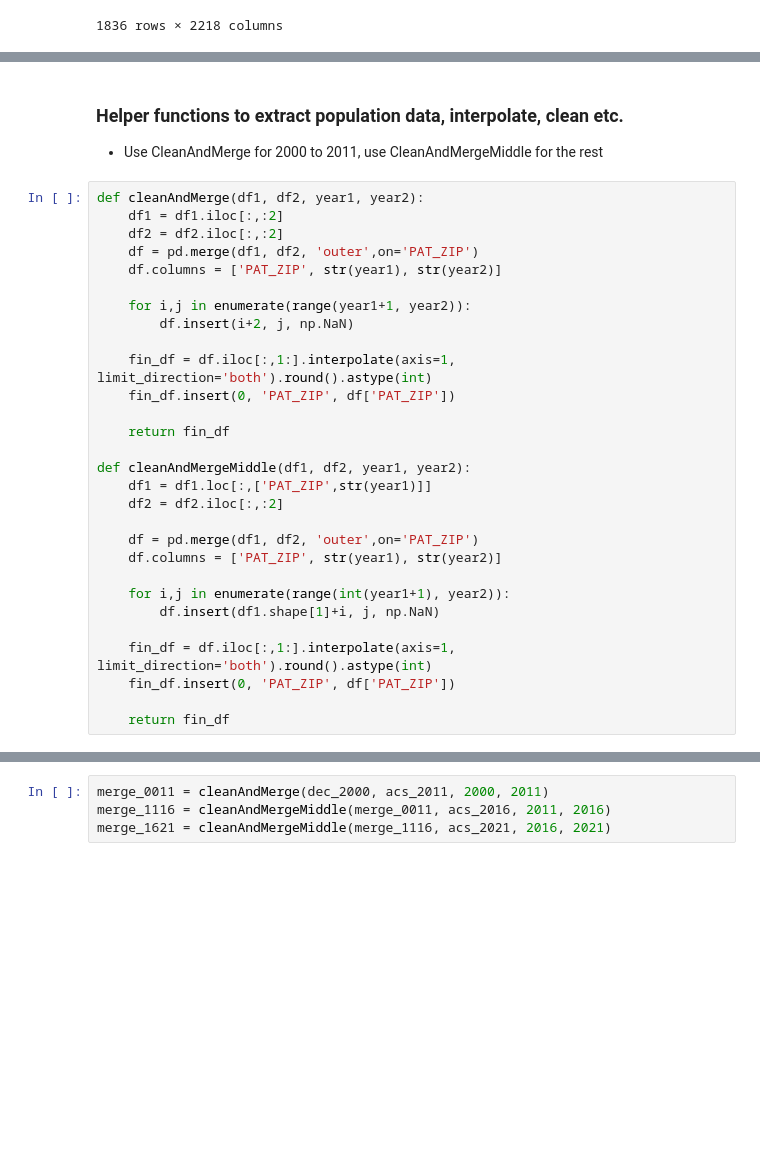
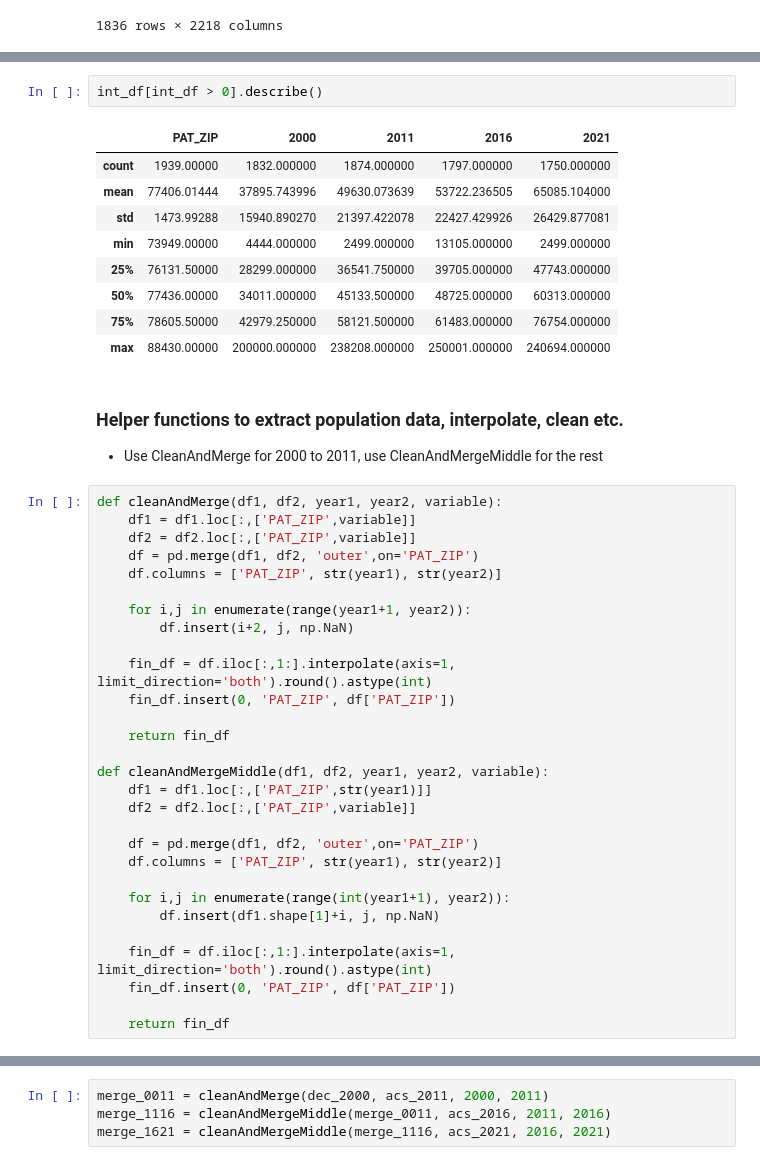
Before and after one commit to mi3nts/environmentalSocialHealth, a Jupyter notebook: census/censusInterpolation.ipynb, the cells around one changed output, grey strips where cells are left out. Drawn from its saved outputs; the diff is of its cells as text; blank space fills up the shorter version.

```diff
--- a/census/censusInterpolation.ipynb
+++ b/census/censusInterpolation.ipynb
@@ -60,11 +74,23 @@ int_df
 1939 rows × 5 columns
+# %%
+int_df[int_df > 0].describe()
+# %% [output]
+|  | PAT_ZIP | 2000 | 2011 | 2016 | 2021 |
+| count | 1939.00000 | 1832.000000 | 1874.000000 | 1797.000000 | 1750.000000 |
+| mean | 77406.01444 | 37895.743996 | 49630.073639 | 53722.236505 | 65085.104000 |
+| std | 1473.99288 | 15940.890270 | 21397.422078 | 22427.429926 | 26429.877081 |
+| min | 73949.00000 | 4444.000000 | 2499.000000 | 13105.000000 | 2499.000000 |
+| 25% | 76131.50000 | 28299.000000 | 36541.750000 | 39705.000000 | 47743.000000 |
+| 50% | 77436.00000 | 34011.000000 | 45133.500000 | 48725.000000 | 60313.000000 |
+| 75% | 78605.50000 | 42979.250000 | 58121.500000 | 61483.000000 | 76754.000000 |
+| max | 88430.00000 | 200000.000000 | 238208.000000 | 250001.000000 | 240694.000000 |
 # %% [markdown]
 ### Helper functions to extract population data, interpolate, clean etc.
 - Use CleanAndMerge for 2000 to 2011, use CleanAndMergeMiddle for the rest
 # %%
-def cleanAndMerge(df1, df2, year1, year2):
-    df1 = df1.iloc[:,:2]
-    df2 = df2.iloc[:,:2]
+def cleanAndMerge(df1, df2, year1, year2, variable):
+    df1 = df1.loc[:,['PAT_ZIP',variable]]
+    df2 = df2.loc[:,['PAT_ZIP',variable]]
     df = pd.merge(df1, df2, 'outer',on='PAT_ZIP')
     df.columns = ['PAT_ZIP', str(year1), str(year2)]
 
@@ -76,9 +102,9 @@ def cleanAndMerge(df1, df2, year1, year2):
 
     return fin_df
 
-def cleanAndMergeMiddle(df1, df2, year1, year2):
+def cleanAndMergeMiddle(df1, df2, year1, year2, variable):
     df1 = df1.loc[:,['PAT_ZIP',str(year1)]]
-    df2 = df2.iloc[:,:2]
+    df2 = df2.loc[:,['PAT_ZIP',variable]]
 
     df = pd.merge(df1, df2, 'outer',on='PAT_ZIP')
     df.columns = ['PAT_ZIP', str(year1), str(year2)]
```
Also changed, not shown: parts of 5 cells of this notebook, 2 other files.
